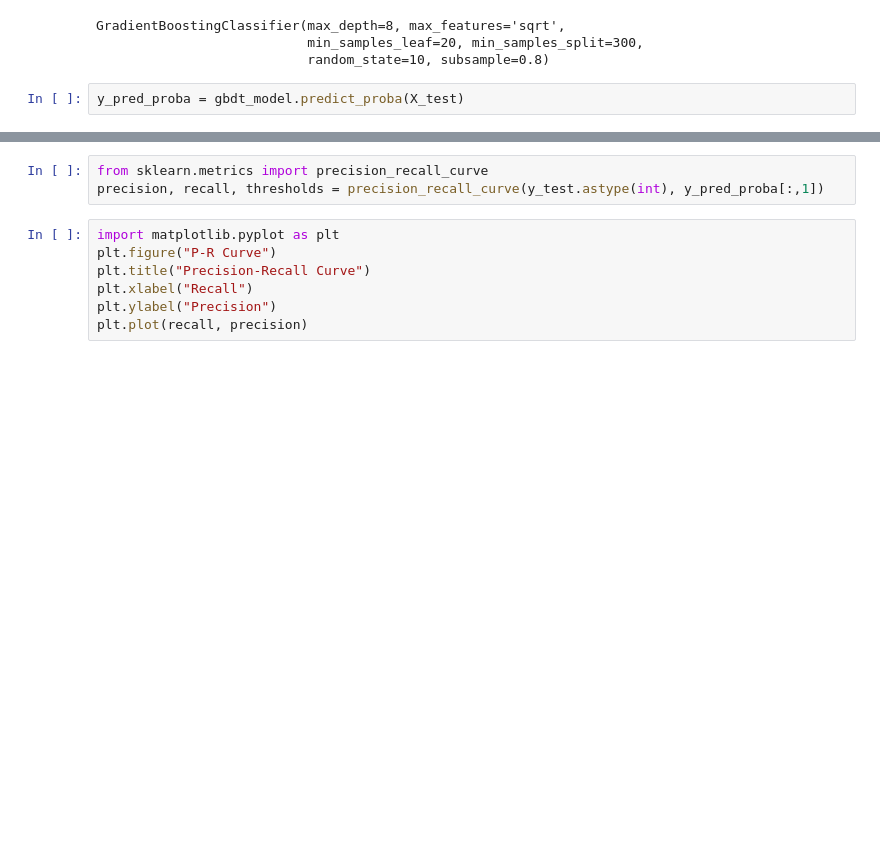
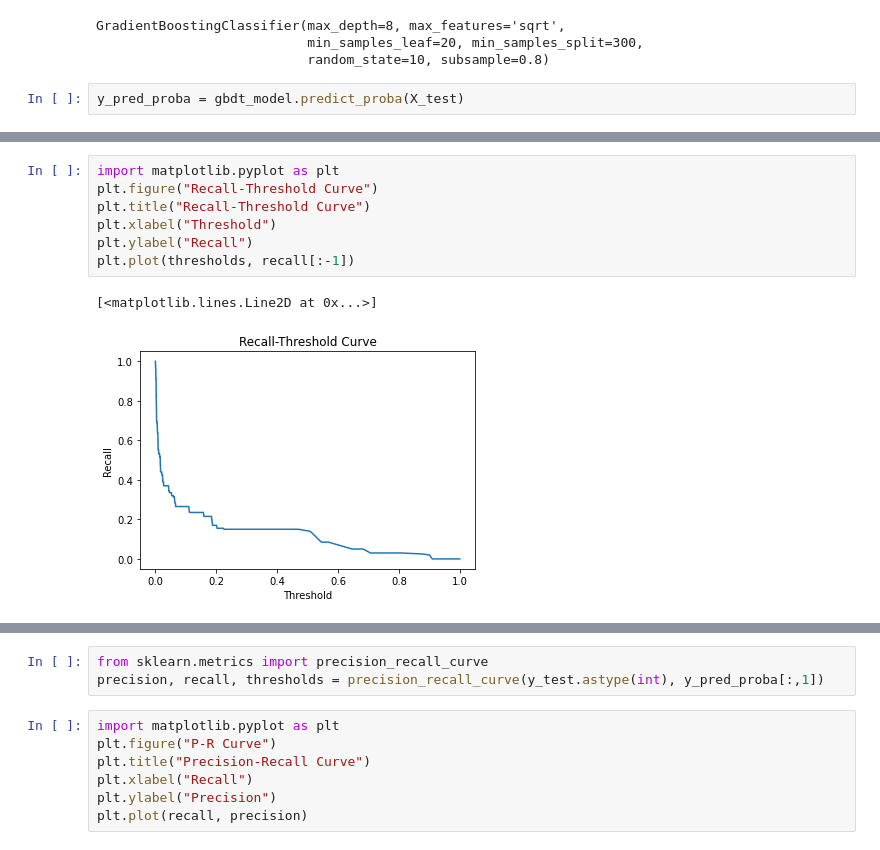
Before and after one commit to Bayi-Hu/Pump-and-Dump-Detection-on-Cryptocurrency, a Jupyter notebook: NextPumpDetection/Baseline/Baseline_test.ipynb, the cells around one changed output, grey strips where cells are left out. Drawn from its saved outputs; the diff is of its cells as text; blank space fills up the shorter version.

```diff
--- a/NextPumpDetection/Baseline/Baseline_test.ipynb
+++ b/NextPumpDetection/Baseline/Baseline_test.ipynb
@@ -50,0 +199,10 @@ y_pred_proba = gbdt_model.predict_proba(X_test)
+# %%
+import matplotlib.pyplot as plt
+plt.figure("Recall-Threshold Curve")
+plt.title("Recall-Threshold Curve")
+plt.xlabel("Threshold")
+plt.ylabel("Recall")
+plt.plot(thresholds, recall[:-1])
+# %% [output]
+[<matplotlib.lines.Line2D at 0x...>]
+[figure, added]
```
Also changed, not shown: parts of 53 cells of this notebook, 2 other files.
